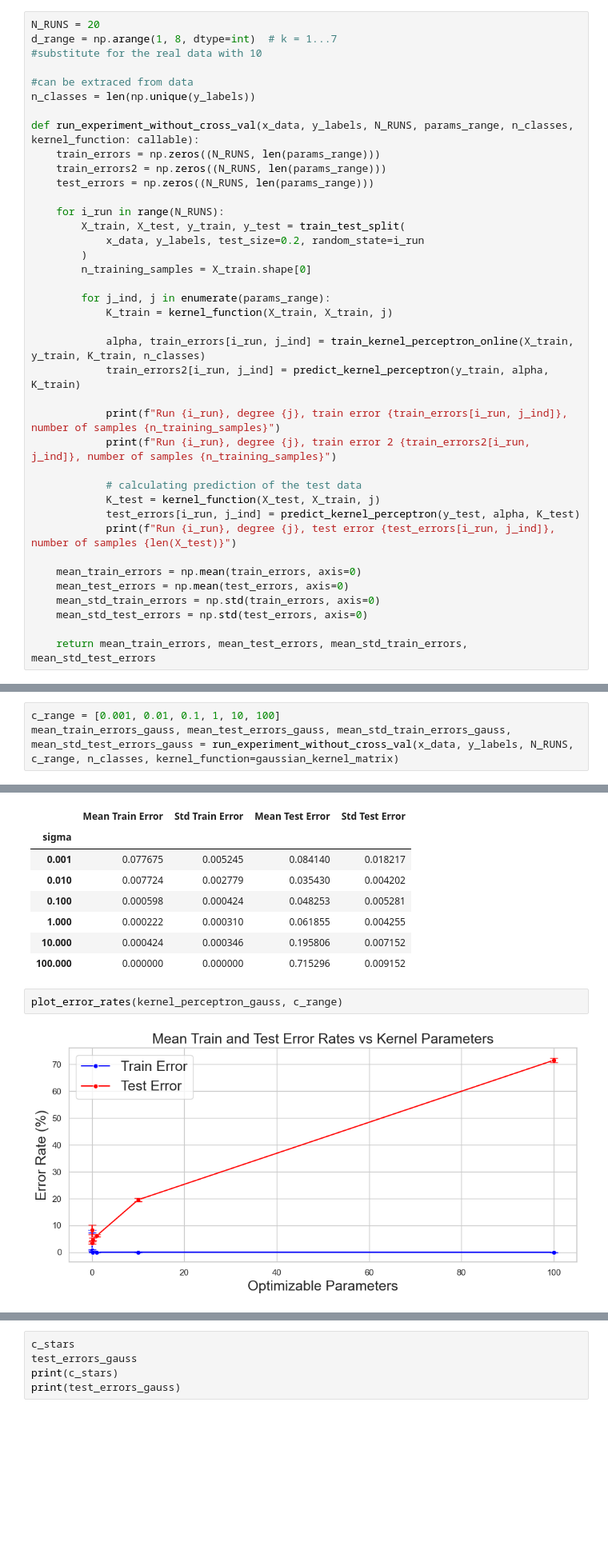
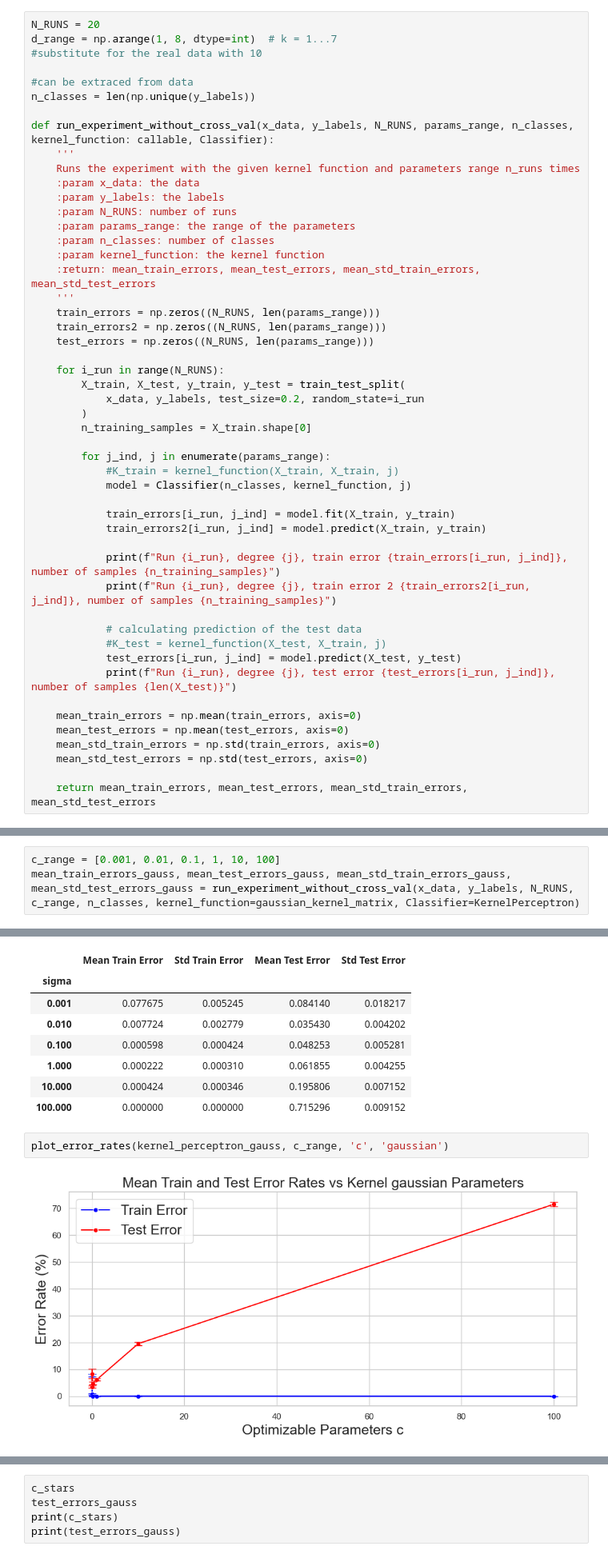
Before and after one commit to marcali/Supervised_Learning_CW2, a Jupyter notebook: KernelPerceptron.ipynb, the cells around one changed output, grey strips where cells are left out. Shown at 80% size. Saved outputs shown, nothing was run; the diff lists cells and outputs as text; blank space fills up the shorter version.

```diff
--- a/KernelPerceptron.ipynb
+++ b/KernelPerceptron.ipynb
@@ -195,7 +202,17 @@ d_range = np.arange(1, 8, dtype=int)  # k = 1...7
 #can be extraced from data
 n_classes = len(np.unique(y_labels))
 
-def run_experiment_without_cross_val(x_data, y_labels, N_RUNS, params_range, n_classes, kernel_function: callable):
+def run_experiment_without_cross_val(x_data, y_labels, N_RUNS, params_range, n_classes, kernel_function: callable, Classifier):
+    '''
+    Runs the experiment with the given kernel function and parameters range n_runs times
+    :param x_data: the data
+    :param y_labels: the labels
+    :param N_RUNS: number of runs
+    :param params_range: the range of the parameters
+    :param n_classes: number of classes
+    :param kernel_function: the kernel function
+    :return: mean_train_errors, mean_test_errors, mean_std_train_errors, mean_std_test_errors
+    '''
     train_errors = np.zeros((N_RUNS, len(params_range)))
     train_errors2 = np.zeros((N_RUNS, len(params_range)))
     test_errors = np.zeros((N_RUNS, len(params_range)))
@@ -207,17 +224,18 @@ def run_experiment_without_cross_val(x_data, y_labels, N_RUNS, params_range, n_c
         n_training_samples = X_train.shape[0]
 
         for j_ind, j in enumerate(params_range):
-            K_train = kernel_function(X_train, X_train, j)
+            #K_train = kernel_function(X_train, X_train, j)
+            model = Classifier(n_classes, kernel_function, j)
 
-            alpha, train_errors[i_run, j_ind] = train_kernel_perceptron_online(X_train, y_train, K_train, n_classes)
-            train_errors2[i_run, j_ind] = predict_kernel_perceptron(y_train, alpha, K_train)
+            train_errors[i_run, j_ind] = model.fit(X_train, y_train)
+            train_errors2[i_run, j_ind] = model.predict(X_train, y_train)
 
             print(f"Run {i_run}, degree {j}, train error {train_errors[i_run, j_ind]}, number of samples {n_training_samples}")
             print(f"Run {i_run}, degree {j}, train error 2 {train_errors2[i_run, j_ind]}, number of samples {n_training_samples}")
 
             # calculating prediction of the test data
-            K_test = kernel_function(X_test, X_train, j)
-            test_errors[i_run, j_ind] = predict_kernel_perceptron(y_test, alpha, K_test)
+            #K_test = kernel_function(X_test, X_train, j)
+            test_errors[i_run, j_ind] = model.predict(X_test, y_test)
             print(f"Run {i_run}, degree {j}, test error {test_errors[i_run, j_ind]}, number of samples {len(X_test)}")
 
     mean_train_errors = np.mean(train_errors, axis=0)
@@ -572,7 +595,7 @@ plt.show()
 ## Q5
 # %%
 c_range = [0.001, 0.01, 0.1, 1, 10, 100]
-mean_train_errors_gauss, mean_test_errors_gauss, mean_std_train_errors_gauss, mean_std_test_errors_gauss = run_experiment_without_cross_val(x_data, y_labels, N_RUNS, c_range, n_classes, kernel_function=gaussian_kernel_matrix)
+mean_train_errors_gauss, mean_test_errors_gauss, mean_std_train_errors_gauss, mean_std_test_errors_gauss = run_experiment_without_cross_val(x_data, y_labels, N_RUNS, c_range, n_classes, kernel_function=gaussian_kernel_matrix, Classifier=KernelPerceptron)
 # %% [output]
 Epoch 1, number of samples 7438, mistakes this epoch 1463
 Epoch 2, number of samples 7438, mistakes this epoch 807
@@ -621,6 +644,6 @@ kernel_perceptron_gauss
 | 10.000 | 0.000424 | 0.000346 | 0.195806 | 0.007152 |
 | 100.000 | 0.000000 | 0.000000 | 0.715296 | 0.009152 |
 # %%
-plot_error_rates(kernel_perceptron_gauss, c_range)
+plot_error_rates(kernel_perceptron_gauss, c_range, 'c', 'gaussian')
 # %% [output]
-[figure, old version]
+[figure, new version]
```
Also changed, not shown: parts of 24 cells of this notebook, 5 other files.
